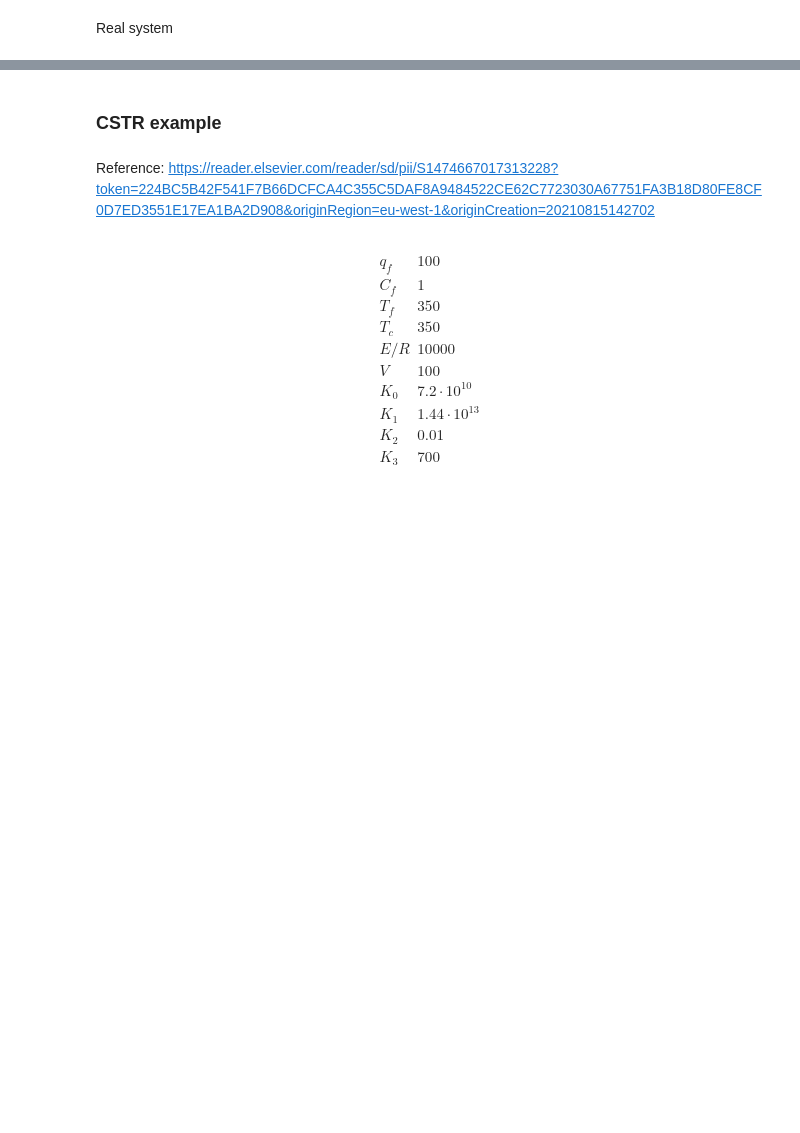
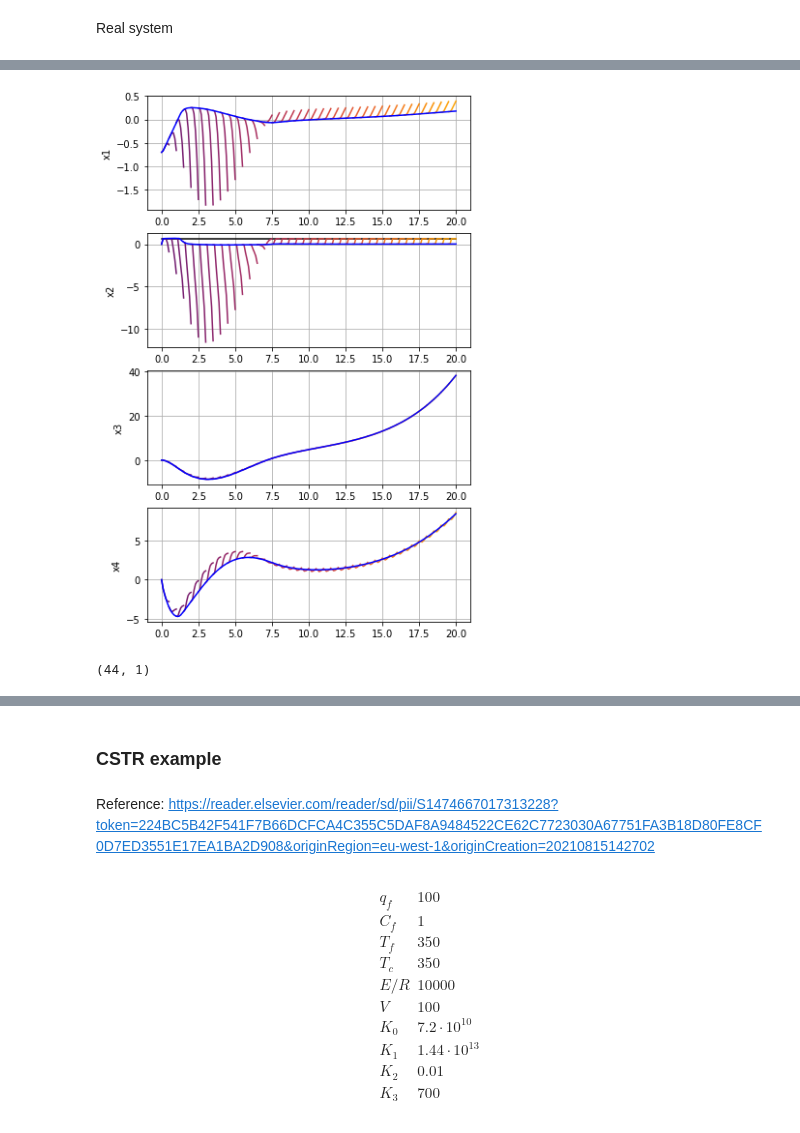
Before and after one commit to zhengang-zhong/Nonlinear_tracking_DRMPC, a Jupyter notebook: system_linearization.ipynb, the cells around one changed output, grey strips where cells are left out. Saved outputs shown, nothing was run; the diff lists cells and outputs as text; code cells hidden in the pictures; blank space fills up the shorter version.

```diff
--- a/system_linearization.ipynb
+++ b/system_linearization.ipynb
@@ -1413,7 +1416,7 @@ obj = 0
 N_pred = 10
 
 # xi_var = ca.SX.sym('x', 4, N_pred+1)
-xi_var = ca.SX.sym('x', 4, N_pred)
+xi_var = ca.SX.sym('x', 4, N_pred+1)
 x0_para = ca.SX.sym('x0', 4, 1)
 x_lin_para = ca.SX.sym('xlin', 4, 1)
 # yr_para = ca.SX.sym('yr', 2, 1)
@@ -1424,9 +1427,10 @@ u_lin_para = ca.SX.sym('ulin', 1, 1)
 # B_para = ca.SX.sym('B_para', nx, nu)
 
 Q = 10 * np.eye(4)
+# Q = np.diag([10,1,5,1])
 R = 1 * np.eye(1)
 Qf = 10 * np.eye(4)
-
+# Qf = np.diag([10,1,5,1])
 g = []
 
 
@@ -1466,10 +1470,13 @@ solver_real = ca.nlpsol("solver", "ipopt", nlp_prob, solver_opt)
 
 lbg =  [0] * 4 * (N_pred + 1)
 ubg =  [0] * 4 * (N_pred + 1)
-
+lbx = [-ca.inf] * 4 * (N_pred+1) + [-ca.inf] * (N_pred)
+ubx = [ca.inf,0.65,ca.inf,ca.inf] * (N_pred+1) + [ca.inf] * (N_pred)
 nl = {}
 nl['lbg'] = lbg
 nl['ubg'] = ubg
+nl['lbx'] = lbx
+nl['ubx'] = ubx
 # %%
 x0 = np.array([[x1_start],[0],[0],[0]])
 u0 = np.array([[0]])
@@ -1499,0 +1532,39 @@ for i in range(N_sim):
+# %%
+import matplotlib.pylab as pl
+x_plot_appr = np.array(x_appr_list)
+tgrid = [delta_t * k for k in range(N_sim + 1)]
+
+plt.figure(1, figsize=(6, 10))
+N_pred = 5
+
+plt.figure(1, figsize=(6, 10))
+plt.clf()
+
+
+colors = pl.cm.inferno(np.linspace(0.3,0.8,N_sim + 1 - N_pred))
+for i in range (4):
+    plt.subplot( str(4) + str(1) + str(i + 1) )
+    plt.grid()
+    x_opt_real = x_plot_real[:,i]
+    x_opt_appr = x_plot_appr[:,i]
+
+    if i == 1:
+        constr_plot_temp = [0.65] * (N_sim + 1)
+        plt.plot(tgrid, constr_plot_temp, color="k")
+
+    plt.plot(tgrid, x_opt_appr, 'b',zorder = 10)
+    plt.ylabel('x' + str(i + 1))
+for t in range(N_sim + 1 - N_pred):
+    if t % 5 ==0:
+        tgrid = [t * delta_t + delta_t * k for k in range(N_pred + 1)]
+        x_plot_appr = np.array(x_appr_pred_list[t])
+        for i in range(4):
+            plt.subplot( str(4) + str(1) + str(i + 1) )
+            x_opt_appr = x_plot_appr[i::4,:]
+            plt.plot(tgrid, x_opt_appr, color=colors[t])
+# %% [output]
+[figure, added]
+# %%
+x_real_pred_list[0].shape
+# %% [output]
+(44, 1)
```
Also changed, not shown: parts of 31 cells of this notebook.
